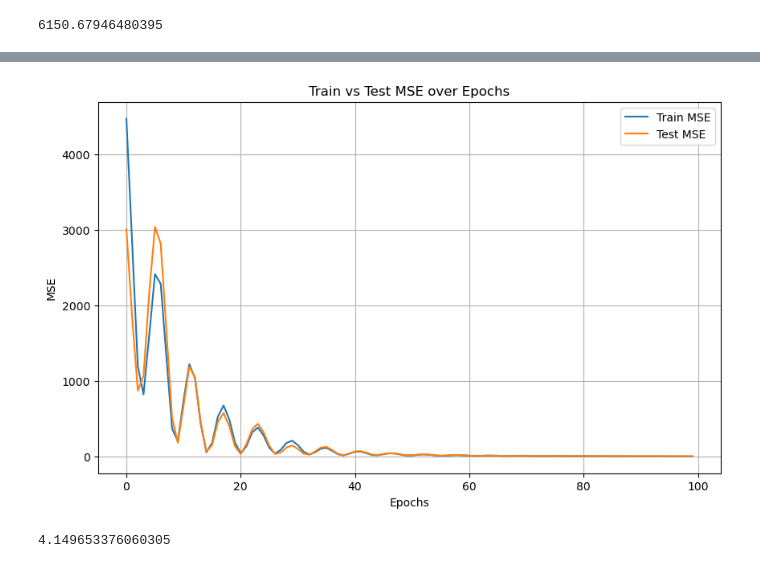
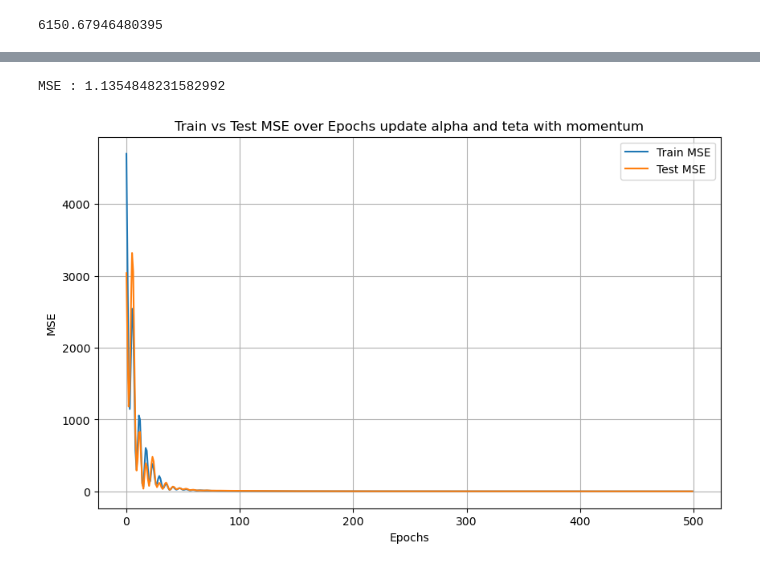
Before and after one commit to aliasherrii99/optimizers-in-deep-learning, a Jupyter notebook: Q3.ipynb, the cells around one changed output, grey strips where cells are left out. Saved outputs shown, nothing was run; the diff lists cells and outputs as text; code cells hidden in the pictures.

```diff
--- a/Q3.ipynb
+++ b/Q3.ipynb
@@ -397,5 +173,6 @@ Final MSE on test set: 0.007345005772039742
 # %%
 # پارامترهای اولیه
+np.random.seed(42)
 alpha = np.random.randn(6)  # مقادیر اولیه آلفا
 teta = np.random.randn(3)   # مقادیر اولیه تتا
 learning_rate = 0.001
@@ -413,7 +190,7 @@ train_errors = []
 test_errors = []
 
 # گرادیان نزولی همراه با مومنتوم برای آلفا و تتا
-for epoch in range(100):  # ۱۰۰۰ اپوک برای آموزش
+for epoch in range(500):  # ۱۰۰۰ اپوک برای آموزش
     y_pred_train = F(x_train, alpha[0], alpha[1], alpha[2], alpha[3], alpha[4], alpha[5], teta[0], teta[1], teta[2])
     error_train = mse(y_train, y_pred_train)
 
@@ -431,37 +208,34 @@ for epoch in range(100):  # ۱۰۰۰ اپوک برای آموزش
         delta = np.zeros_like(alpha)
         delta[i] = 1e-5
         y_pred_delta = F(x_train, *(alpha + delta), teta[0], teta[1], teta[2])
         grad_alpha[i] = (mse(y_train, y_pred_delta) - error_train) / delta[i]
 
     # محاسبه گرادیان نسبت به پارامترهای تتا
     grad_teta = np.zeros_like(teta)
     for i in range(len(teta)):
         delta = np.zeros_like(teta)
         delta[i] = 1e-5
         y_pred_delta = F(x_train, alpha[0], alpha[1], alpha[2], alpha[3], alpha[4], alpha[5], *(teta + delta))
         grad_teta[i] = (mse(y_train, y_pred_delta) - error_train) / delta[i]
 
     # به‌روزرسانی پارامترهای آلفا با استفاده از مومنتوم
     v_alpha = momentum * v_alpha - learning_rate * grad_alpha
     alpha += v_alpha
 
     # به‌روزرسانی پارامترهای تتا با استفاده از مومنتوم
     v_teta = momentum * v_teta - learning_rate * grad_teta
     teta += v_teta
-
+print('MSE :' , test_errors[-1])
 # رسم نمودار خطای train و test
 plt.figure(figsize=(10, 6))
 plt.plot(train_errors, label='Train MSE')
 plt.plot(test_errors, label='Test MSE')
 plt.xlabel('Epochs')
 plt.ylabel('MSE')
-plt.title('Train vs Test MSE over Epochs')
+plt.title('Train vs Test MSE over Epochs update alpha and teta with momentum')
 plt.legend()
 plt.grid(True)
 plt.show()
 # %% [output]
+MSE : 1.1354848231582992
-[figure, old version]
+[figure, new version]
-# %%
-test_errors[-1]
-# %% [output]
-4.149653376060305
```
Also changed, not shown: parts of 33 cells of this notebook.
